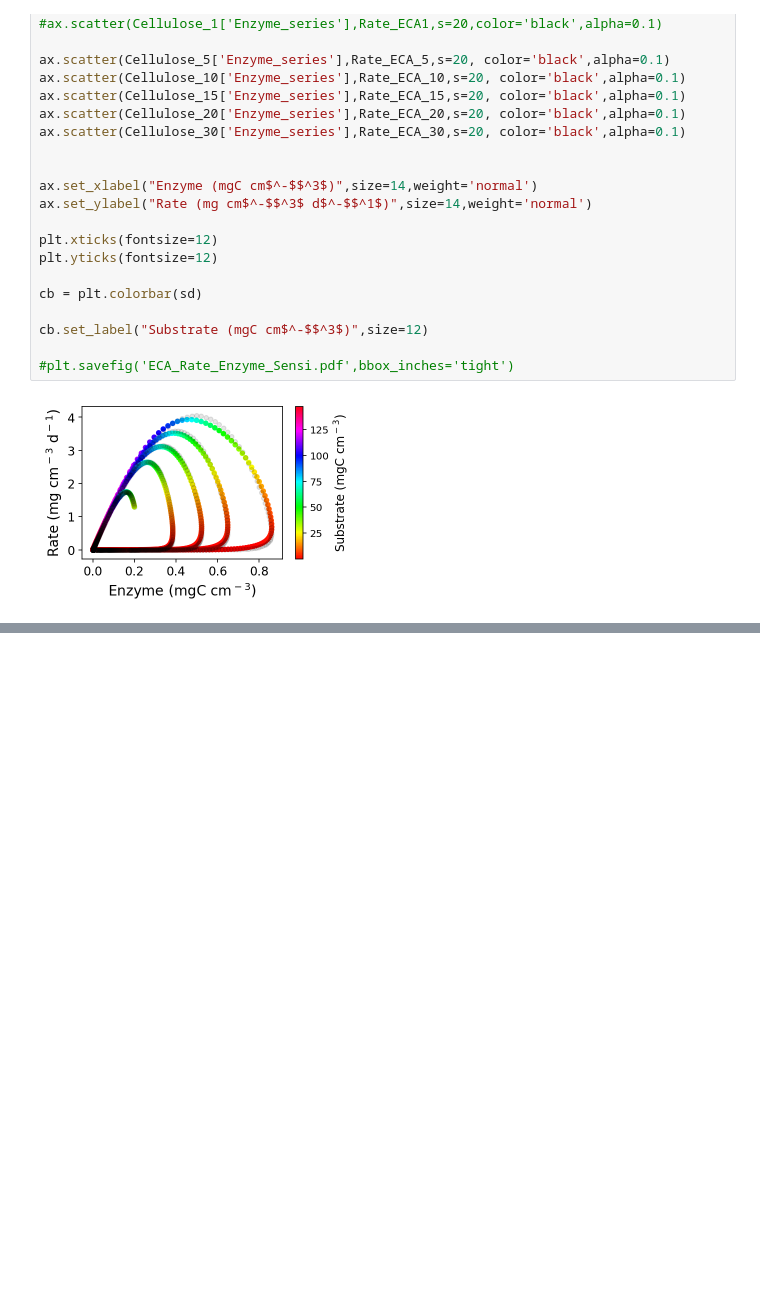
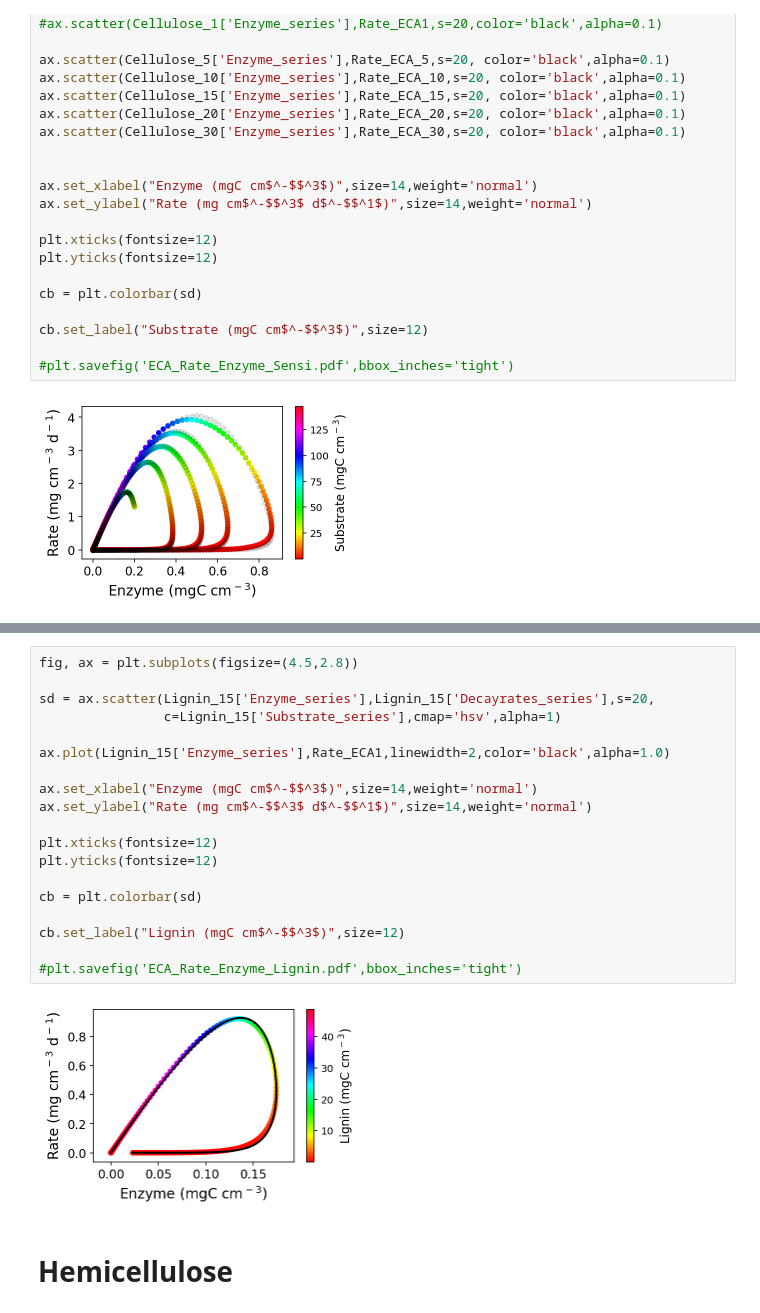
Before and after one commit to bioatmosphere/An_emergent_soil_enzyme_decomposition_model, a Jupyter notebook: Figure_4/Fig_4_ECA_model.ipynb, the cells around one changed output, grey strips where cells are left out. Saved outputs shown, nothing was run; the diff lists cells and outputs as text; blank space fills up the shorter version.

```diff
--- a/Figure_4/Fig_4_ECA_model.ipynb
+++ b/Figure_4/Fig_4_ECA_model.ipynb
@@ -227,0 +313,23 @@ cb.set_label("Substrate (mgC cm$^-$$^3$)",size=12)
+# %%
+fig, ax = plt.subplots(figsize=(4.5,2.8))
+
+sd = ax.scatter(Lignin_15['Enzyme_series'],Lignin_15['Decayrates_series'],s=20,
+                c=Lignin_15['Substrate_series'],cmap='hsv',alpha=1)
+
+ax.plot(Lignin_15['Enzyme_series'],Rate_ECA1,linewidth=2,color='black',alpha=1.0)
+
+ax.set_xlabel("Enzyme (mgC cm$^-$$^3$)",size=14,weight='normal')
+ax.set_ylabel("Rate (mg cm$^-$$^3$ d$^-$$^1$)",size=14,weight='normal')
+
+plt.xticks(fontsize=12)
+plt.yticks(fontsize=12)
+
+cb = plt.colorbar(sd)
+
+cb.set_label("Lignin (mgC cm$^-$$^3$)",size=12)
+
+#plt.savefig('ECA_Rate_Enzyme_Lignin.pdf',bbox_inches='tight')
+# %% [output]
+[figure, added]
+# %% [markdown]
+# Hemicellulose
```
Also changed, not shown: parts of 40 cells of this notebook.
